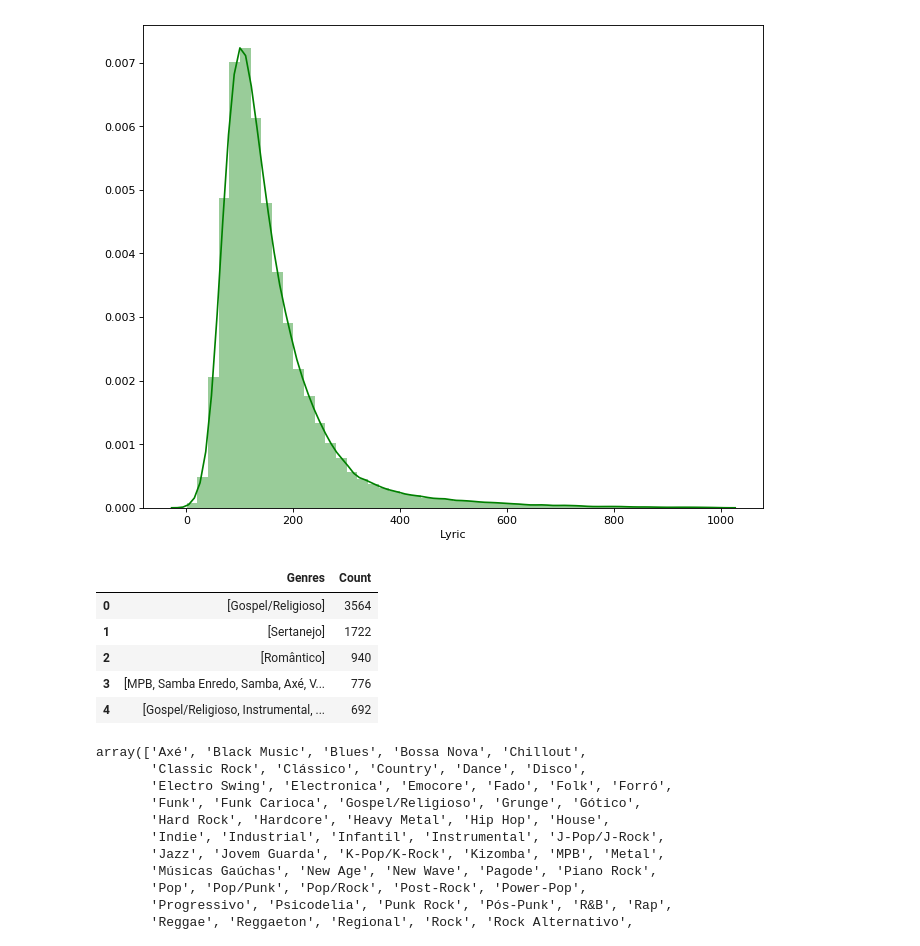
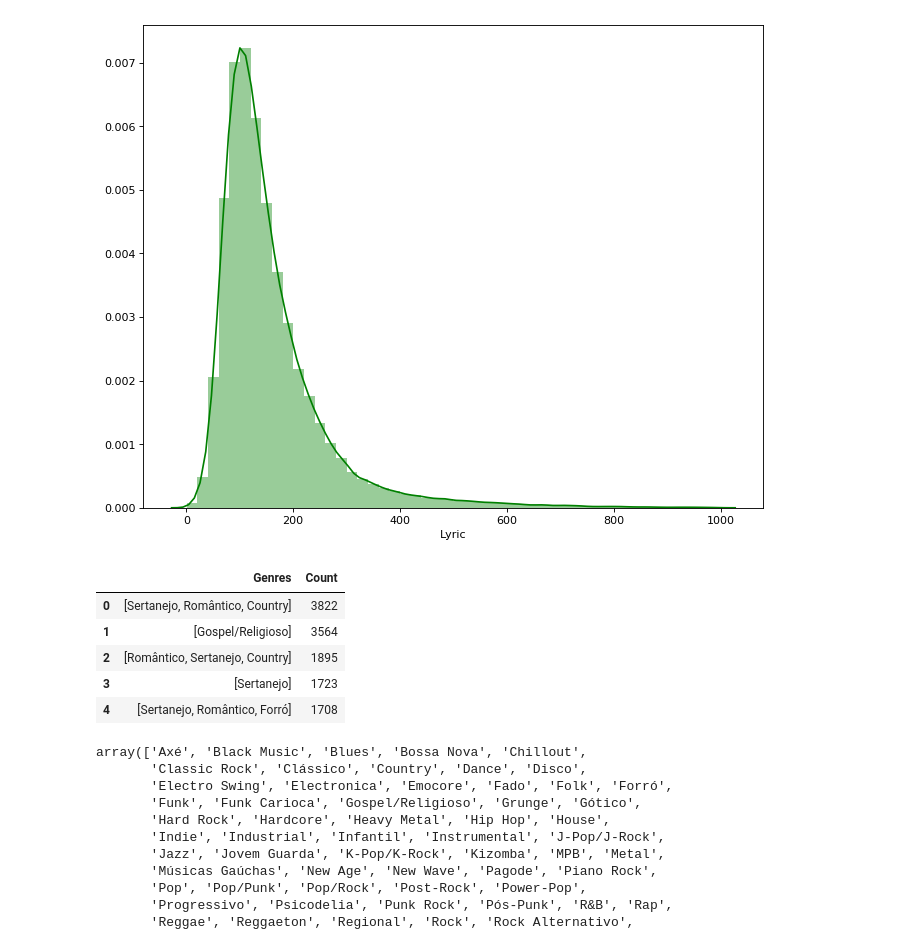
Before and after one commit to vinicius-alves/Selecao-Genero-Musical, a Jupyter notebook: Análise Exploratória/Análise Exploratória.ipynb, the cells around one changed output. Cells and saved outputs as stored; diff of their text form; code cells hidden in the pictures.

```diff
--- a/Análise Exploratória/Análise Exploratória.ipynb
+++ b/Análise Exploratória/Análise Exploratória.ipynb
@@ -26,25 +28,28 @@ sns.distplot(len_serie[len_serie<1000], color="g")
 <matplotlib.axes._subplots.AxesSubplot at 0x...>
 [figure]
 # %%
-#def map_genre(arr):
-#    arr.sort()
-#    return ', '.join(arr)
+# Utilizar os gêneros trazidos pela API distorce muito o resultado, pois são demasiadamente numerosos.
+# Utilizar apenas os 3 principais produziu uma visualização final melhor.
 
-#df_lyrics["Genres_API"] = df_lyrics["Genres_API"].str.split(', ').map(map_genre)
+use_API = False
+column_Genres = "Genres"
+if(use_API):
+    column_Genres = "Genres_API"
 
-serie_genres_b = df_lyrics["Genres_API"].value_counts()
+serie_genres_b = df_lyrics[column_Genres].value_counts()
 df_genres = pd.DataFrame({"Genres":serie_genres_b.index, "Count": serie_genres_b}).reset_index(drop=True)
 
 df_genres["Genres"] = df_genres["Genres"].str.split(', ')
 
+# Dataframe construído para facilitar o cálculo das visões de correlação.
 df_genres[0:5]
 # %% [output]
 |  | Genres | Count |
-| 0 | [Gospel/Religioso] | 3564 |
-| 1 | [Sertanejo] | 1722 |
-| 2 | [Romântico] | 940 |
-| 3 | [MPB, Samba Enredo, Samba, Axé, V... | 776 |
-| 4 | [Gospel/Religioso, Instrumental, ... | 692 |
+| 0 | [Sertanejo, Romântico, Country] | 3822 |
+| 1 | [Gospel/Religioso] | 3564 |
+| 2 | [Romântico, Sertanejo, Country] | 1895 |
+| 3 | [Sertanejo] | 1723 |
+| 4 | [Sertanejo, Romântico, Forró] | 1708 |
 # %%
 genres = {}
 for i in df_genres.index:
```
Also changed, not shown: parts of 13 cells of this notebook, 2 other files.
